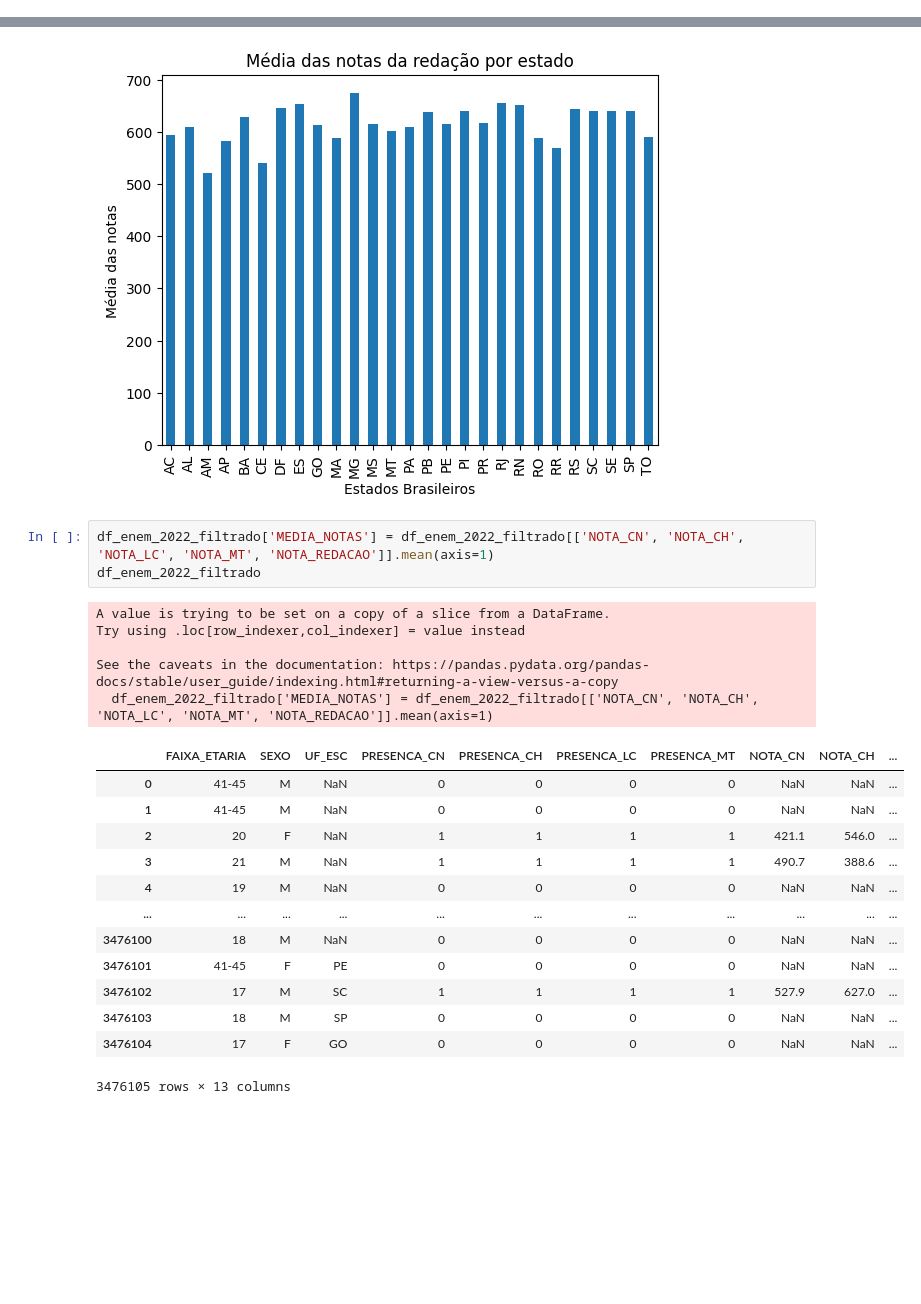
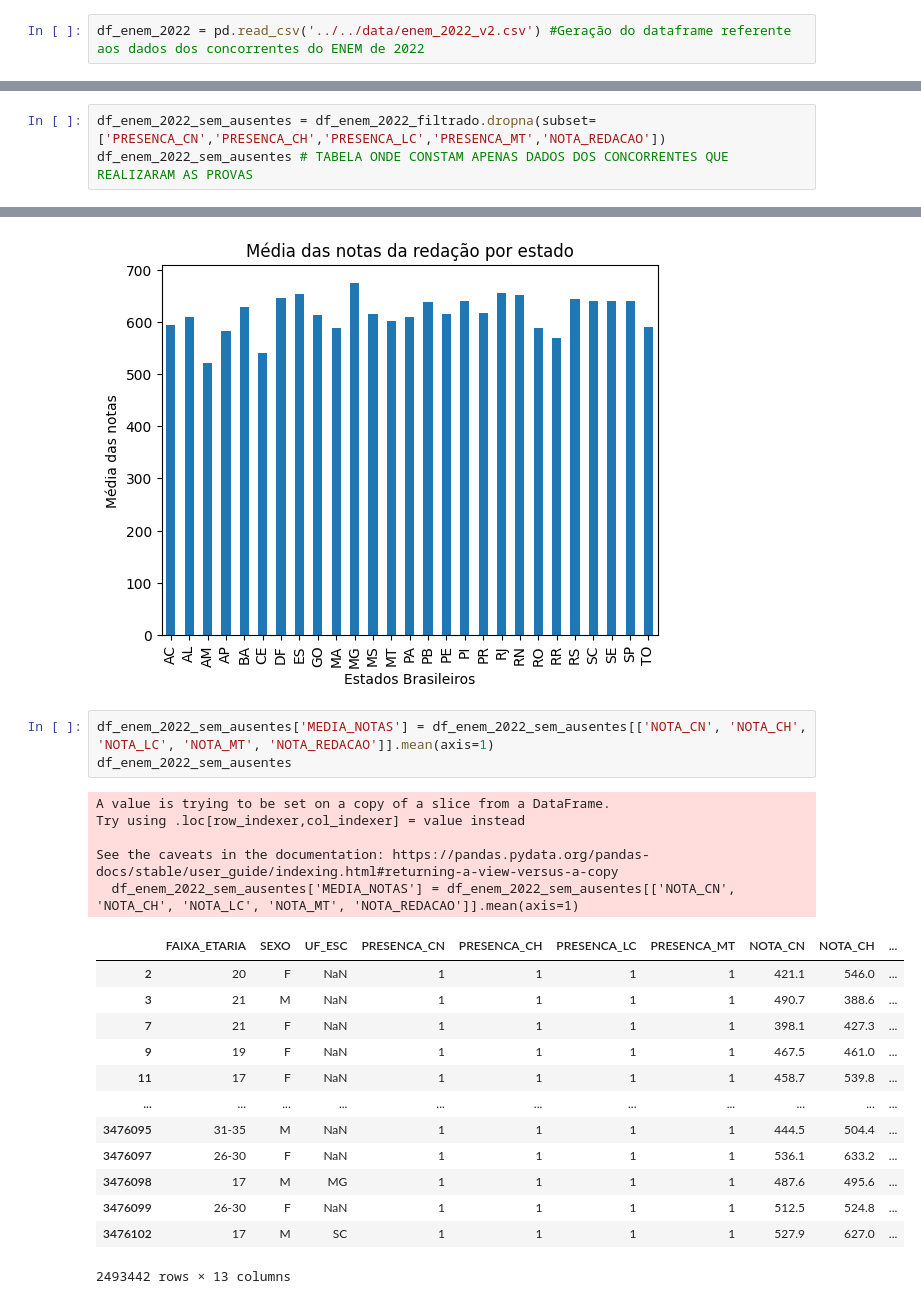
Before and after one commit to Medusa-85/analise_ENEM, a Jupyter notebook: analysis_2022/gen_faixa_etaria/gen_faixa_etaria.ipynb, the cells around one changed output, grey strips where cells are left out. Cells and saved outputs as stored; diff of their text form; blank space fills up the shorter version.

```diff
--- a/analysis_2022/gen_faixa_etaria/gen_faixa_etaria.ipynb
+++ b/analysis_2022/gen_faixa_etaria/gen_faixa_etaria.ipynb
@@ -7,3 +17,5 @@ df_enem_2022 = pd.read_csv('enem_2022_v2.csv')
+# %%
+df_enem_2022 = pd.read_csv('../../data/enem_2022_v2.csv') #Geração do dataframe referente aos dados dos concorrentes do ENEM de 2022
 # %%
 df_enem_2022.head()
 # %% [output]
@@ -71,3 +119,6 @@ See the caveats in the documentation: https://pandas.pydata.org/pandas-docs/stab
 | 3476103 | 18 | M | SP | 0 | 0 | 0 | 0 | NaN | NaN | ... |
 | 3476104 | 17 | F | GO | 0 | 0 | 0 | 0 | NaN | NaN | ... |
 3476105 rows × 12 columns
+# %%
+df_enem_2022_sem_ausentes = df_enem_2022_filtrado.dropna(subset=['PRESENCA_CN','PRESENCA_CH','PRESENCA_LC','PRESENCA_MT','NOTA_REDACAO'])
+df_enem_2022_sem_ausentes # TABELA ONDE CONSTAM APENAS DADOS DOS CONCORRENTES QUE REALIZARAM AS PROVAS
@@ -130,25 +195,25 @@ plt.title('Média das notas da redação por estado')
 Text(0.5, 1.0, 'Média das notas da redação por estado')
 [figure]
 # %%
-df_enem_2022_filtrado['MEDIA_NOTAS'] = df_enem_2022_filtrado[['NOTA_CN', 'NOTA_CH', 'NOTA_LC', 'NOTA_MT', 'NOTA_REDACAO']].mean(axis=1)
-df_enem_2022_filtrado
+df_enem_2022_sem_ausentes['MEDIA_NOTAS'] = df_enem_2022_sem_ausentes[['NOTA_CN', 'NOTA_CH', 'NOTA_LC', 'NOTA_MT', 'NOTA_REDACAO']].mean(axis=1)
+df_enem_2022_sem_ausentes
 # %% [output]
 A value is trying to be set on a copy of a slice from a DataFrame.
 Try using .loc[row_indexer,col_indexer] = value instead
 
 See the caveats in the documentation: https://pandas.pydata.org/pandas-docs/stable/user_guide/indexing.html#returning-a-view-versus-a-copy
-  df_enem_2022_filtrado['MEDIA_NOTAS'] = df_enem_2022_filtrado[['NOTA_CN', 'NOTA_CH', 'NOTA_LC', 'NOTA_MT', 'NOTA_REDACAO']].mean(axis=1)
+  df_enem_2022_sem_ausentes['MEDIA_NOTAS'] = df_enem_2022_sem_ausentes[['NOTA_CN', 'NOTA_CH', 'NOTA_LC', 'NOTA_MT', 'NOTA_REDACAO']].mean(axis=1)
 |  | FAIXA_ETARIA | SEXO | UF_ESC | PRESENCA_CN | PRESENCA_CH | PRESENCA_LC | PRESENCA_MT | NOTA_CN | NOTA_CH | ... |
-| 0 | 41-45 | M | NaN | 0 | 0 | 0 | 0 | NaN | NaN | ... |
-| 1 | 41-45 | M | NaN | 0 | 0 | 0 | 0 | NaN | NaN | ... |
 | 2 | 20 | F | NaN | 1 | 1 | 1 | 1 | 421.1 | 546.0 | ... |
 | 3 | 21 | M | NaN | 1 | 1 | 1 | 1 | 490.7 | 388.6 | ... |
-| 4 | 19 | M | NaN | 0 | 0 | 0 | 0 | NaN | NaN | ... |
+| 7 | 21 | F | NaN | 1 | 1 | 1 | 1 | 398.1 | 427.3 | ... |
+| 9 | 19 | F | NaN | 1 | 1 | 1 | 1 | 467.5 | 461.0 | ... |
+| 11 | 17 | F | NaN | 1 | 1 | 1 | 1 | 458.7 | 539.8 | ... |
 | ... | ... | ... | ... | ... | ... | ... | ... | ... | ... | ... |
-| 3476100 | 18 | M | NaN | 0 | 0 | 0 | 0 | NaN | NaN | ... |
-| 3476101 | 41-45 | F | PE | 0 | 0 | 0 | 0 | NaN | NaN | ... |
+| 3476095 | 31-35 | M | NaN | 1 | 1 | 1 | 1 | 444.5 | 504.4 | ... |
+| 3476097 | 26-30 | F | NaN | 1 | 1 | 1 | 1 | 536.1 | 633.2 | ... |
+| 3476098 | 17 | M | MG | 1 | 1 | 1 | 1 | 487.6 | 495.6 | ... |
+| 3476099 | 26-30 | F | NaN | 1 | 1 | 1 | 1 | 512.5 | 524.8 | ... |
 | 3476102 | 17 | M | SC | 1 | 1 | 1 | 1 | 527.9 | 627.0 | ... |
-| 3476103 | 18 | M | SP | 0 | 0 | 0 | 0 | NaN | NaN | ... |
-| 3476104 | 17 | F | GO | 0 | 0 | 0 | 0 | NaN | NaN | ... |
-3476105 rows × 13 columns
+2493442 rows × 13 columns
 # %%
```
Also changed, not shown: parts of 21 cells of this notebook, 1 other file.
